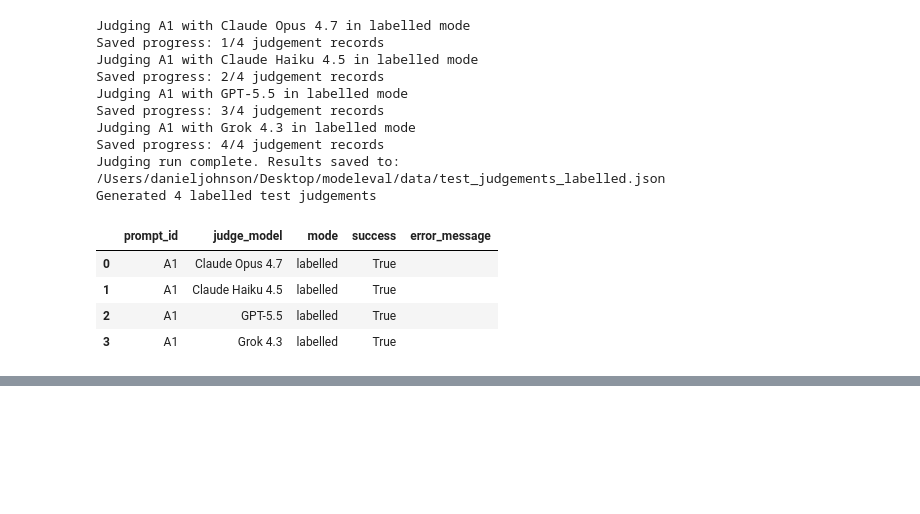
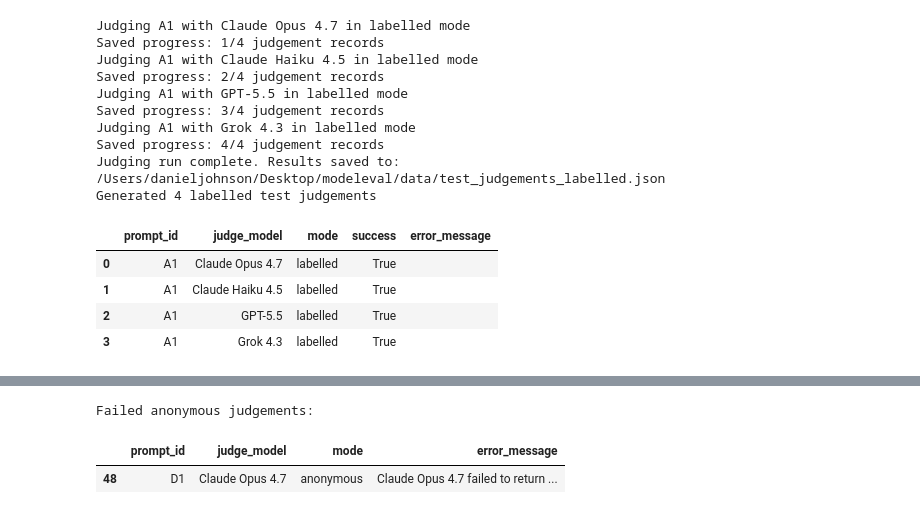
Before and after one commit to danielbrydenjohnson/biotech-lyric-eval, a Jupyter notebook: notebooks/biotech_lyric_eval.ipynb, the cells around one changed output, grey strips where cells are left out. Saved outputs shown, nothing was run; the diff lists cells and outputs as text; code cells hidden in the pictures; blank space fills up the shorter version.

```diff
--- a/notebooks/biotech_lyric_eval.ipynb
+++ b/notebooks/biotech_lyric_eval.ipynb
@@ -1347,0 +1544,12 @@ Opus leads with authentic grime flow, precise PCR troubleshooting, tight structu
+# %%
+print("\nFailed anonymous judgements:")
+display(
+    judgements_anon_df.loc[
+        judgements_anon_df["success"] == False,
+        ["prompt_id", "judge_model", "mode", "error_message"]
+    ]
+)
+# %% [output]
+Failed anonymous judgements:
+|  | prompt_id | judge_model | mode | error_message |
+| 48 | D1 | Claude Opus 4.7 | anonymous | Claude Opus 4.7 failed to return ... |
```
Also changed, not shown: parts of 14 cells of this notebook, 1 other file.
